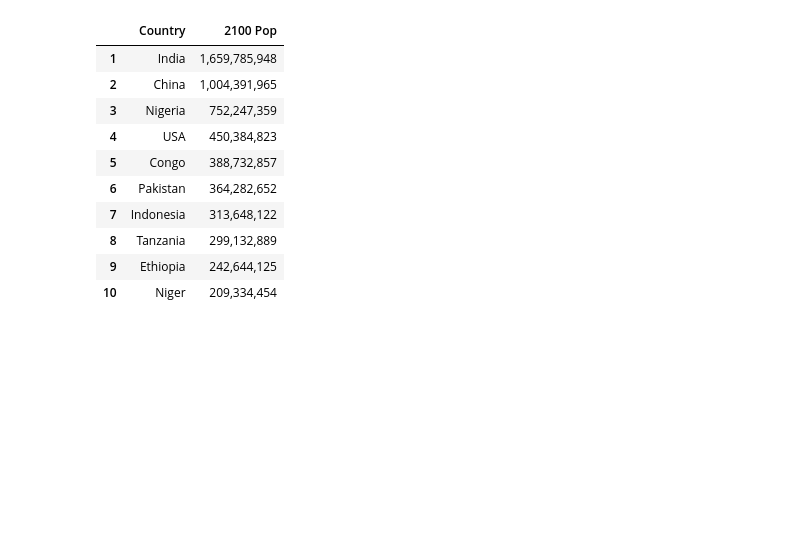
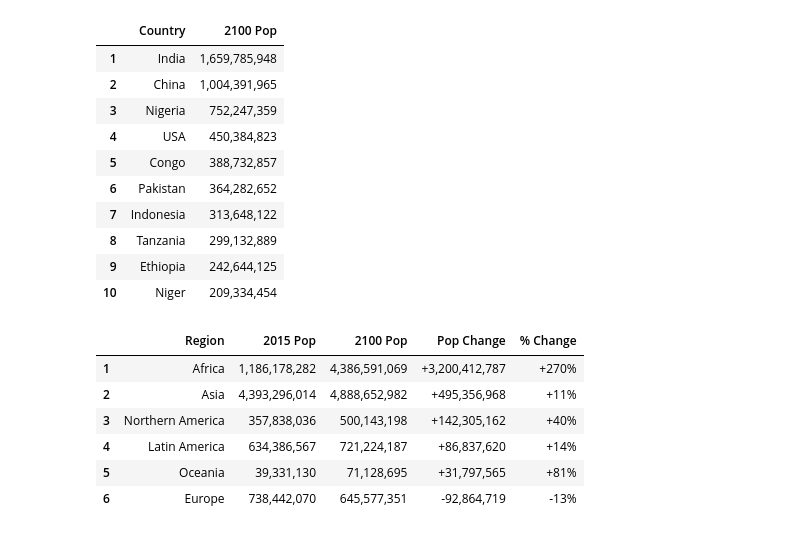
Before and after one commit to gboeing/ppde642, a Jupyter notebook: Examples-and-Demos/population-projections/visualize-population-projections.ipynb, the cells around one changed output. Cells and saved outputs as stored; diff of their text form; code cells hidden in the pictures; blank space fills up the shorter version.

```diff
--- a/Examples-and-Demos/population-projections/visualize-population-projections.ipynb
+++ b/Examples-and-Demos/population-projections/visualize-population-projections.ipynb
@@ -331,3 +370,25 @@ most_populous_2100[['Country', '2100 Pop']].head(10)
 | 8 | Tanzania | 299,132,889 |
 | 9 | Ethiopia | 242,644,125 |
 | 10 | Niger | 209,334,454 |
+# %%
+# lastly, make a table for the regions
+regions_change = df_regions[['country_name', '2015', '2100']].copy()
+regions_change['change'] = regions_change['2100'] / regions_change['2015']
+regions_change['pop_change'] = regions_change['2100'] - regions_change['2015']
+
+regions_change['% Change'] = regions_change['change'].map(get_pct_str)
+regions_change['Pop Change'] = regions_change['pop_change'].map(get_change_str)
+regions_change = regions_change.sort_values(by='pop_change', inplace=False, ascending=False).reset_index()
+
+regions_change.index = regions_change.index.map(lambda x: x + 1)
+regions_change[['2015', '2100']] = regions_change[['2015', '2100']].applymap(get_pop_str)
+regions_change = regions_change.rename(columns={'country_name':'Region', '2015':'2015 Pop', '2100':'2100 Pop'})
+regions_change[['Region', '2015 Pop', '2100 Pop', 'Pop Change', '% Change']]
+# %% [output]
+|  | Region | 2015 Pop | 2100 Pop | Pop Change | % Change |
+| 1 | Africa | 1,186,178,282 | 4,386,591,069 | +3,200,412,787 | +270% |
+| 2 | Asia | 4,393,296,014 | 4,888,652,982 | +495,356,968 | +11% |
+| 3 | Northern America | 357,838,036 | 500,143,198 | +142,305,162 | +40% |
+| 4 | Latin America | 634,386,567 | 721,224,187 | +86,837,620 | +14% |
+| 5 | Oceania | 39,331,130 | 71,128,695 | +31,797,565 | +81% |
+| 6 | Europe | 738,442,070 | 645,577,351 | -92,864,719 | -13% |
```
Also changed, not shown: parts of 8 cells of this notebook, 2 other files.
